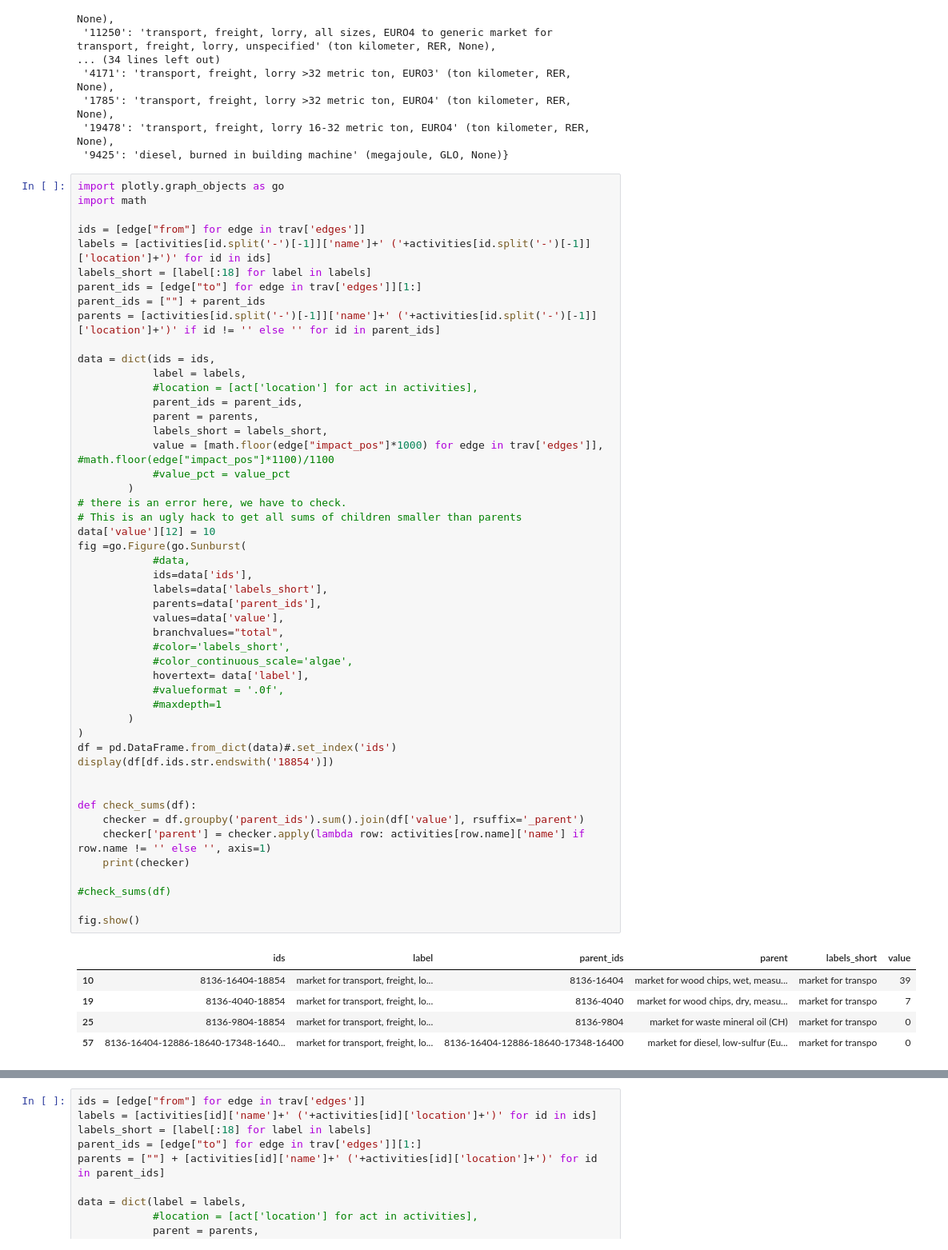
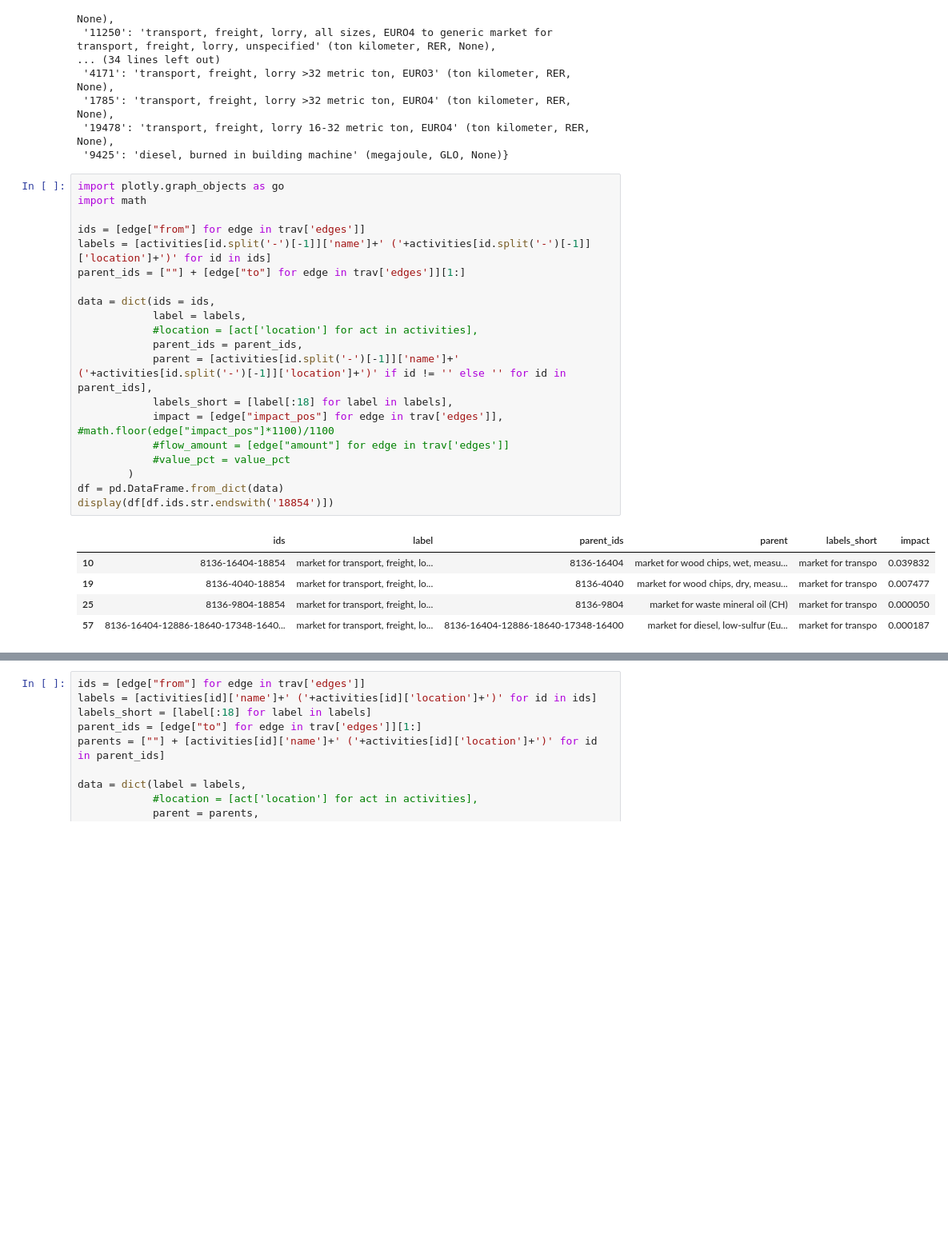
Before and after one commit to RomainBes/DataVizChallenge, a Jupyter notebook: sandbox_oh.ipynb, the cells around one changed output, grey strips where cells are left out. Shown: that part at 80% size. Saved outputs shown, nothing was run; the diff lists cells and outputs as text; blank space fills up the shorter version.

Commit message:
scale upstream multiple children

```diff
--- a/sandbox_oh.ipynb
+++ b/sandbox_oh.ipynb
@@ -377,55 +377,26 @@ activities
 # %%
 import plotly.graph_objects as go
 import math
 
 ids = [edge["from"] for edge in trav['edges']]
 labels = [activities[id.split('-')[-1]]['name']+' ('+activities[id.split('-')[-1]]['location']+')' for id in ids]
-labels_short = [label[:18] for label in labels]
-parent_ids = [edge["to"] for edge in trav['edges']][1:]
-parent_ids = [""] + parent_ids
-parents = [activities[id.split('-')[-1]]['name']+' ('+activities[id.split('-')[-1]]['location']+')' if id != '' else '' for id in parent_ids]
+parent_ids = [""] + [edge["to"] for edge in trav['edges']][1:]
 
 data = dict(ids = ids,
             label = labels,
             #location = [act['location'] for act in activities],
             parent_ids = parent_ids,
-            parent = parents,
-            labels_short = labels_short,
-            value = [math.floor(edge["impact_pos"]*1000) for edge in trav['edges']], #math.floor(edge["impact_pos"]*1100)/1100
+            parent = [activities[id.split('-')[-1]]['name']+' ('+activities[id.split('-')[-1]]['location']+')' if id != '' else '' for id in parent_ids],
+            labels_short = [label[:18] for label in labels],
+            impact = [edge["impact_pos"] for edge in trav['edges']], #math.floor(edge["impact_pos"]*1100)/1100
+            #flow_amount = [edge["amount"] for edge in trav['edges']]
             #value_pct = value_pct
         )
-# there is an error here, we have to check.
-# This is an ugly hack to get all sums of children smaller than parents
-data['value'][12] = 10
-fig =go.Figure(go.Sunburst(
-            #data,
-            ids=data['ids'],
-            labels=data['labels_short'],
-            parents=data['parent_ids'],
-            values=data['value'],
-            branchvalues="total",
-            #color='labels_short',
-            #color_continuous_scale='algae',
-            hovertext= data['label'],
-            #valueformat = '.0f',
-            #maxdepth=1
-        )
-)
-df = pd.DataFrame.from_dict(data)#.set_index('ids')
+df = pd.DataFrame.from_dict(data)
 display(df[df.ids.str.endswith('18854')])
-
-
-def check_sums(df):
-    checker = df.groupby('parent_ids').sum().join(df['value'], rsuffix='_parent')
-    checker['parent'] = checker.apply(lambda row: activities[row.name]['name'] if row.name != '' else '', axis=1)
-    print(checker)
-
-#check_sums(df)
-
-fig.show()
 # %% [output]
-|  | ids | label | parent_ids | parent | labels_short | value |
-| 10 | 8136-16404-18854 | market for transport, freight, lo... | 8136-16404 | market for wood chips, wet, measu... | market for transpo | 39 |
-| 19 | 8136-4040-18854 | market for transport, freight, lo... | 8136-4040 | market for wood chips, dry, measu... | market for transpo | 7 |
-| 25 | 8136-9804-18854 | market for transport, freight, lo... | 8136-9804 | market for waste mineral oil (CH) | market for transpo | 0 |
-| 57 | 8136-16404-12886-18640-17348-1640... | market for transport, freight, lo... | 8136-16404-12886-18640-17348-16400 | market for diesel, low-sulfur (Eu... | market for transpo | 0 |
+|  | ids | label | parent_ids | parent | labels_short | impact |
+| 10 | 8136-16404-18854 | market for transport, freight, lo... | 8136-16404 | market for wood chips, wet, measu... | market for transpo | 0.039832 |
+| 19 | 8136-4040-18854 | market for transport, freight, lo... | 8136-4040 | market for wood chips, dry, measu... | market for transpo | 0.007477 |
+| 25 | 8136-9804-18854 | market for transport, freight, lo... | 8136-9804 | market for waste mineral oil (CH) | market for transpo | 0.000050 |
+| 57 | 8136-16404-12886-18640-17348-1640... | market for transport, freight, lo... | 8136-16404-12886-18640-17348-16400 | market for diesel, low-sulfur (Eu... | market for transpo | 0.000187 |
```
Also changed, not shown: parts of 4 cells of this notebook.
